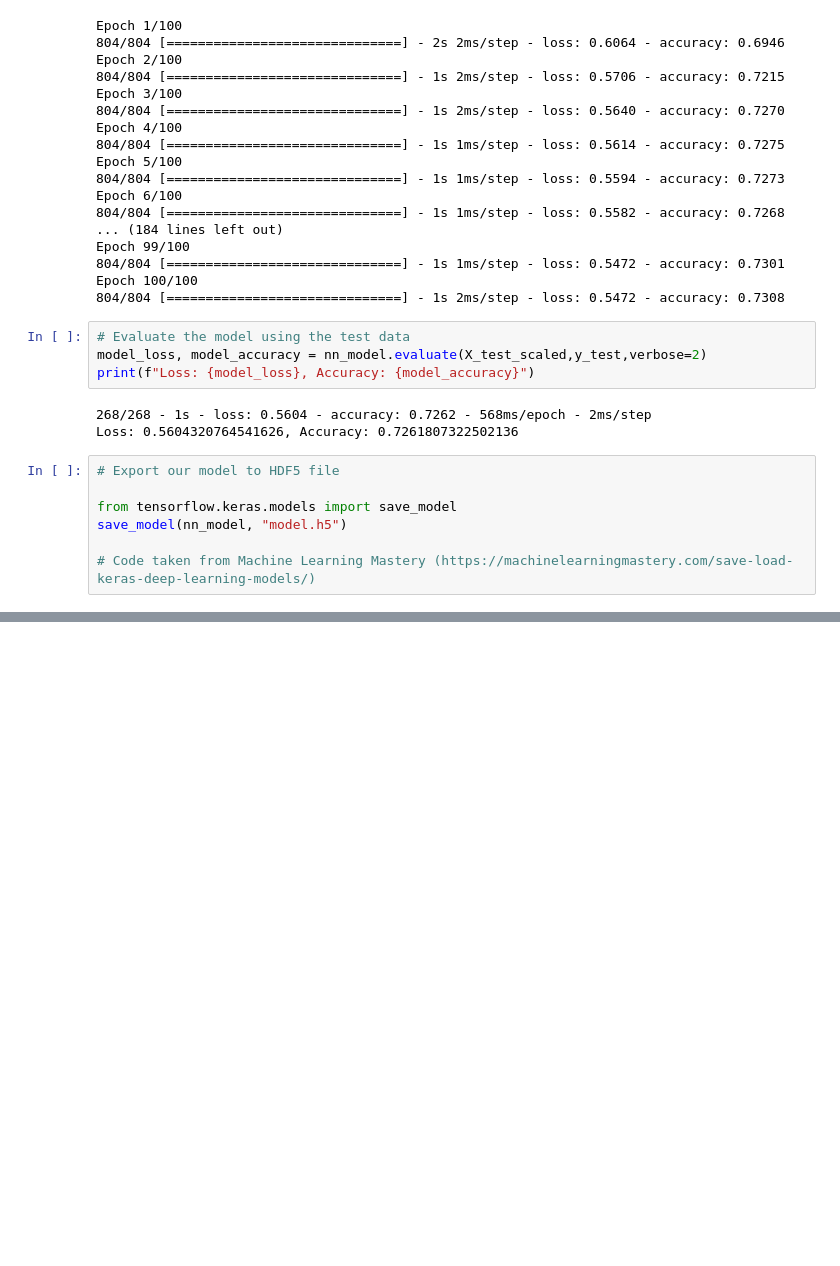
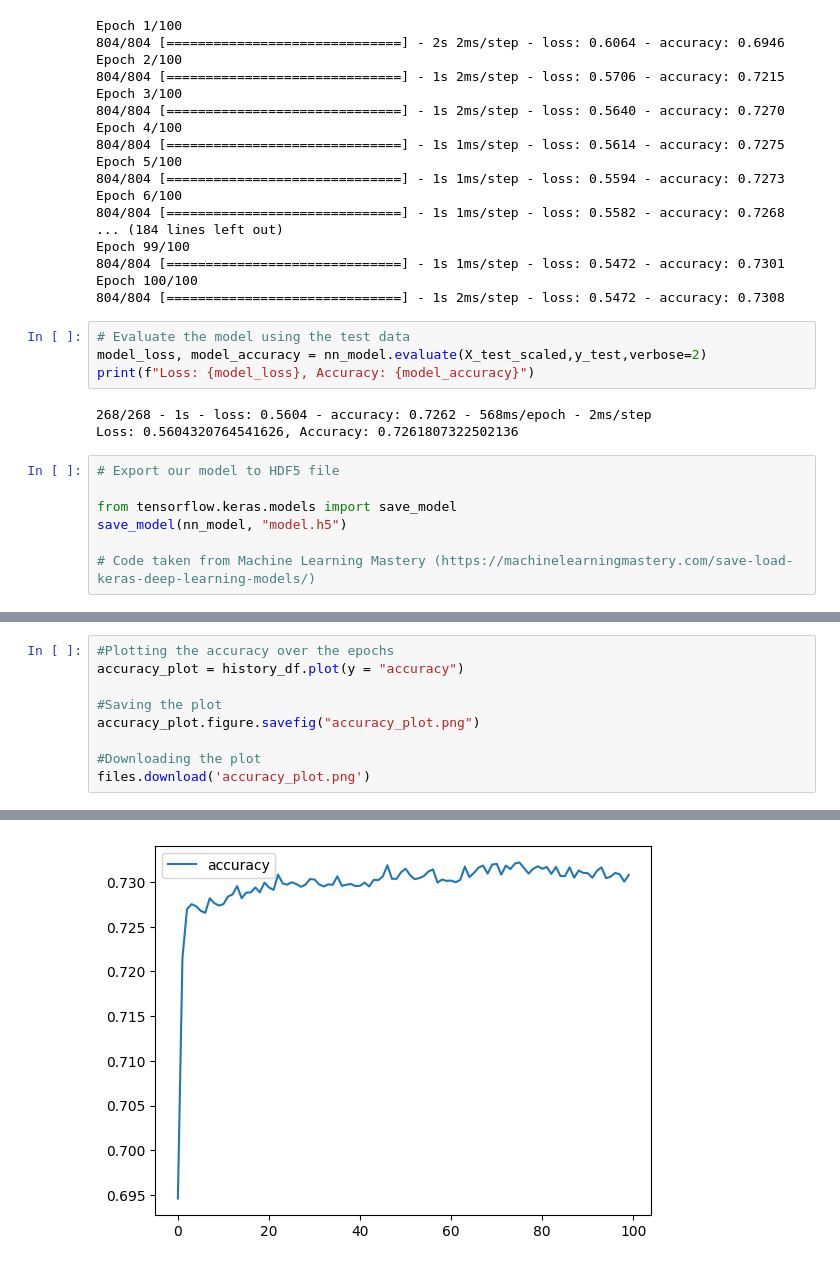
Before and after one commit to jonnybrammah/alphabet-soup-funding-project, a Jupyter notebook: alphabet_soup_funding_code.ipynb, the cells around one changed output, grey strips where cells are left out. Drawn from its saved outputs; the diff is of its cells as text; blank space fills up the shorter version.

```diff
--- a/alphabet_soup_funding_code.ipynb
+++ b/alphabet_soup_funding_code.ipynb
@@ -270,0 +287,10 @@ files.download("/content/model.h5")
+# %%
+#Plotting the accuracy over the epochs
+accuracy_plot = history_df.plot(y = "accuracy")
+
+#Saving the plot
+accuracy_plot.figure.savefig("accuracy_plot.png")
+
+#Downloading the plot
+files.download('accuracy_plot.png')
+# %% [output]
@@ -270,0 +299 @@ files.download("/content/model.h5")
+[figure, added]
```
Also changed, not shown: parts of 2 cells of this notebook, 2 other files.
